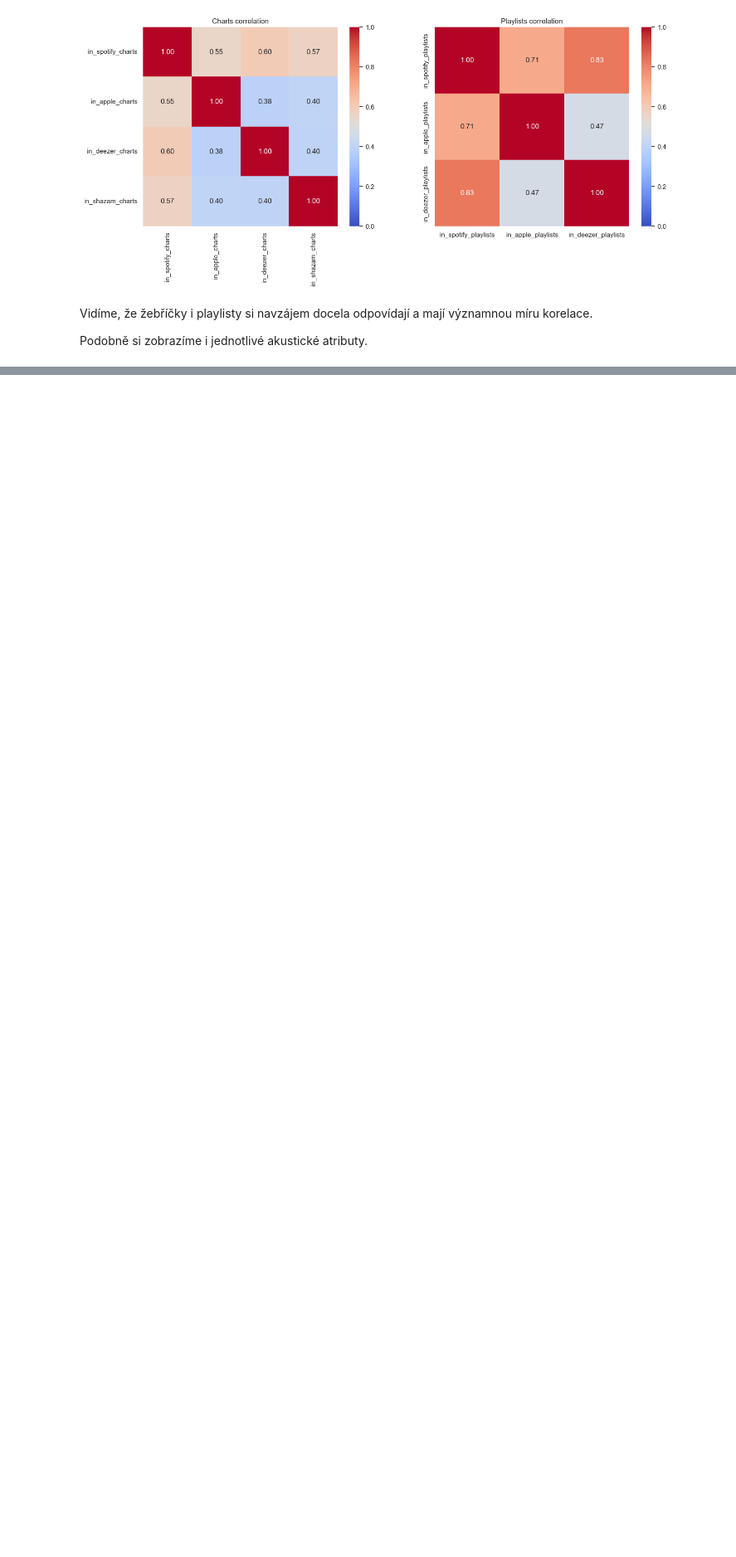
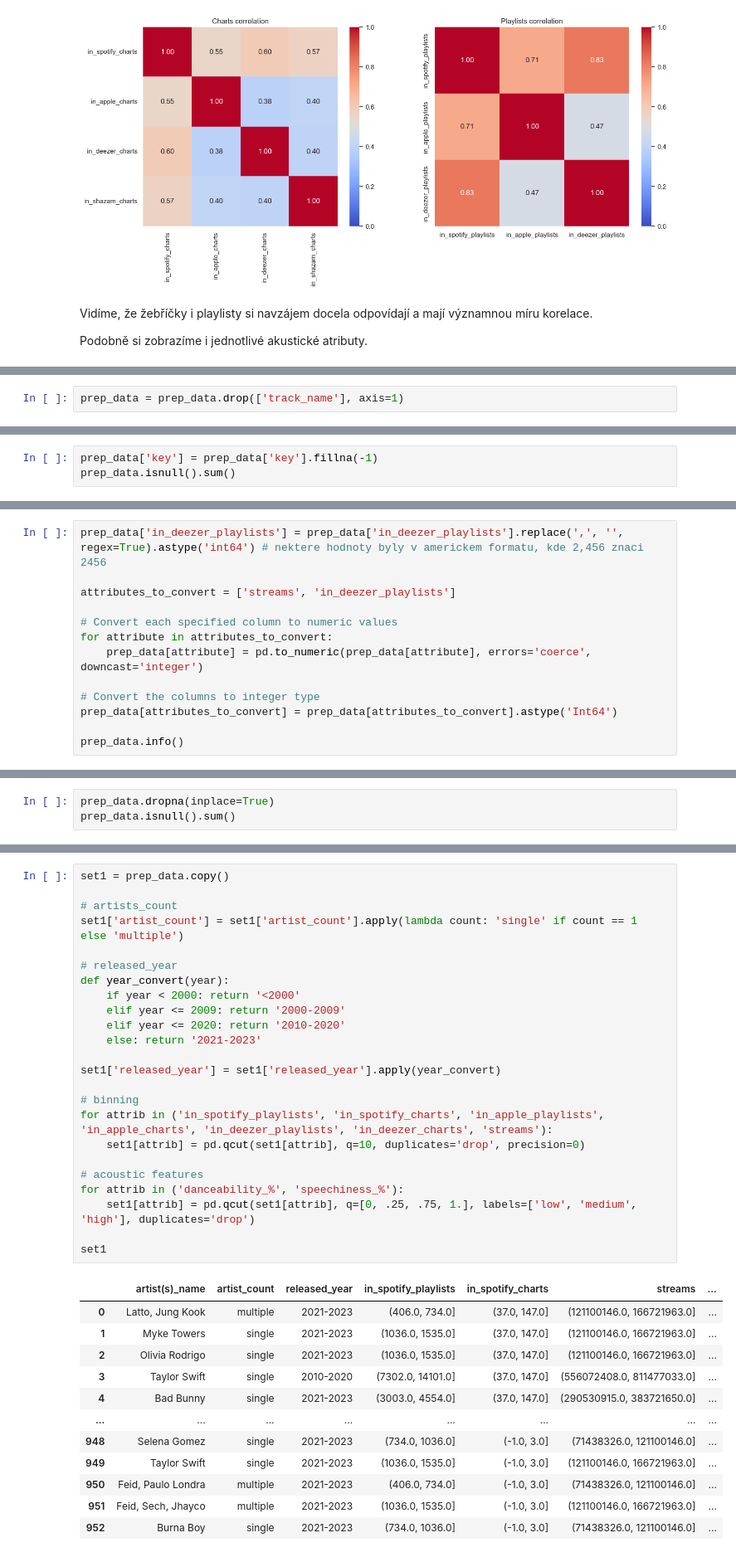
Before and after one commit to Filda99/FIT-UPA, a Jupyter notebook: proj2/proj2.ipynb, the cells around one changed output, grey strips where cells are left out. Shown at 83% size. Cells and saved outputs as stored; diff of their text form; blank space fills up the shorter version.

```diff
--- a/proj2/proj2.ipynb
+++ b/proj2/proj2.ipynb
@@ -595,0 +648,2 @@ Zde jsme bohužel žádnou významnou korelaci neobjevili. Statisticky tedy mů
+# %%
+prep_data = prep_data.drop(['track_name'], axis=1)
@@ -595,0 +679,3 @@ Zde jsme bohužel žádnou významnou korelaci neobjevili. Statisticky tedy mů
+# %%
+prep_data['key'] = prep_data['key'].fillna(-1)
+prep_data.isnull().sum()
@@ -595,0 +700,13 @@ Zde jsme bohužel žádnou významnou korelaci neobjevili. Statisticky tedy mů
+# %%
+prep_data['in_deezer_playlists'] = prep_data['in_deezer_playlists'].replace(',', '', regex=True).astype('int64') # nektere hodnoty byly v americkem formatu, kde 2,456 znaci 2456
+
+attributes_to_convert = ['streams', 'in_deezer_playlists']
+
+# Convert each specified column to numeric values
+for attribute in attributes_to_convert:
+    prep_data[attribute] = pd.to_numeric(prep_data[attribute], errors='coerce', downcast='integer')
+
+# Convert the columns to integer type
+prep_data[attributes_to_convert] = prep_data[attributes_to_convert].astype('Int64')
+
+prep_data.info()
@@ -595,0 +751,3 @@ Zde jsme bohužel žádnou významnou korelaci neobjevili. Statisticky tedy mů
+# %%
+prep_data.dropna(inplace=True)
+prep_data.isnull().sum()
@@ -595,0 +807,37 @@ Zde jsme bohužel žádnou významnou korelaci neobjevili. Statisticky tedy mů
+# %%
+set1 = prep_data.copy()
+
+# artists_count
+set1['artist_count'] = set1['artist_count'].apply(lambda count: 'single' if count == 1 else 'multiple')
+
+# released_year
+def year_convert(year):
+    if year < 2000: return '<2000'
+    elif year <= 2009: return '2000-2009'
+    elif year <= 2020: return '2010-2020'
+    else: return '2021-2023'
+
+set1['released_year'] = set1['released_year'].apply(year_convert)
+
+# binning
+for attrib in ('in_spotify_playlists', 'in_spotify_charts', 'in_apple_playlists', 'in_apple_charts', 'in_deezer_playlists', 'in_deezer_charts', 'streams'):
+    set1[attrib] = pd.qcut(set1[attrib], q=10, duplicates='drop', precision=0)
+
+# acoustic features
+for attrib in ('danceability_%', 'speechiness_%'):
+    set1[attrib] = pd.qcut(set1[attrib], q=[0, .25, .75, 1.], labels=['low', 'medium', 'high'], duplicates='drop')
+
+set1
+# %% [output]
+|  | artist(s)_name | artist_count | released_year | in_spotify_playlists | in_spotify_charts | streams | ... |
+| 0 | Latto, Jung Kook | multiple | 2021-2023 | (406.0, 734.0] | (37.0, 147.0] | (121100146.0, 166721963.0] | ... |
+| 1 | Myke Towers | single | 2021-2023 | (1036.0, 1535.0] | (37.0, 147.0] | (121100146.0, 166721963.0] | ... |
+| 2 | Olivia Rodrigo | single | 2021-2023 | (1036.0, 1535.0] | (37.0, 147.0] | (121100146.0, 166721963.0] | ... |
+| 3 | Taylor Swift | single | 2010-2020 | (7302.0, 14101.0] | (37.0, 147.0] | (556072408.0, 811477033.0] | ... |
+| 4 | Bad Bunny | single | 2021-2023 | (3003.0, 4554.0] | (37.0, 147.0] | (290530915.0, 383721650.0] | ... |
+| ... | ... | ... | ... | ... | ... | ... | ... |
+| 948 | Selena Gomez | single | 2021-2023 | (734.0, 1036.0] | (-1.0, 3.0] | (71438326.0, 121100146.0] | ... |
+| 949 | Taylor Swift | single | 2021-2023 | (1036.0, 1535.0] | (-1.0, 3.0] | (121100146.0, 166721963.0] | ... |
+| 950 | Feid, Paulo Londra | multiple | 2021-2023 | (406.0, 734.0] | (-1.0, 3.0] | (71438326.0, 121100146.0] | ... |
+| 951 | Feid, Sech, Jhayco | multiple | 2021-2023 | (1036.0, 1535.0] | (-1.0, 3.0] | (121100146.0, 166721963.0] | ... |
+| 952 | Burna Boy | single | 2021-2023 | (734.0, 1036.0] | (-1.0, 3.0] | (71438326.0, 121100146.0] | ... |
```
Also changed, not shown: parts of 36 cells of this notebook.
